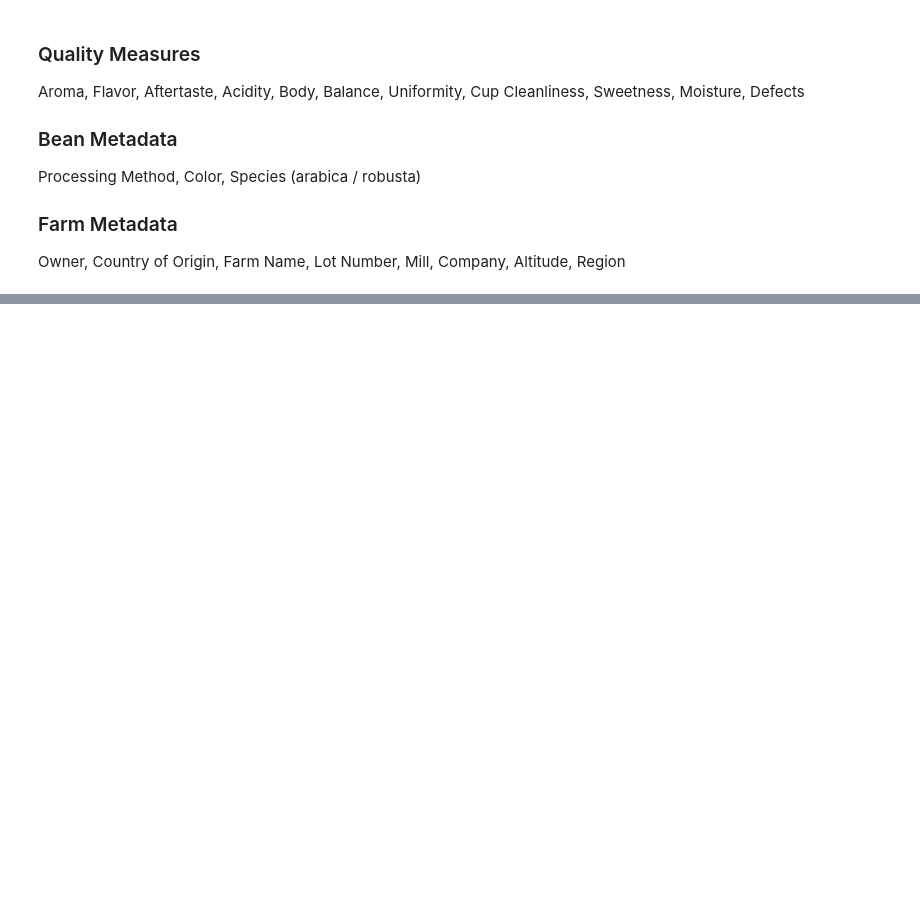
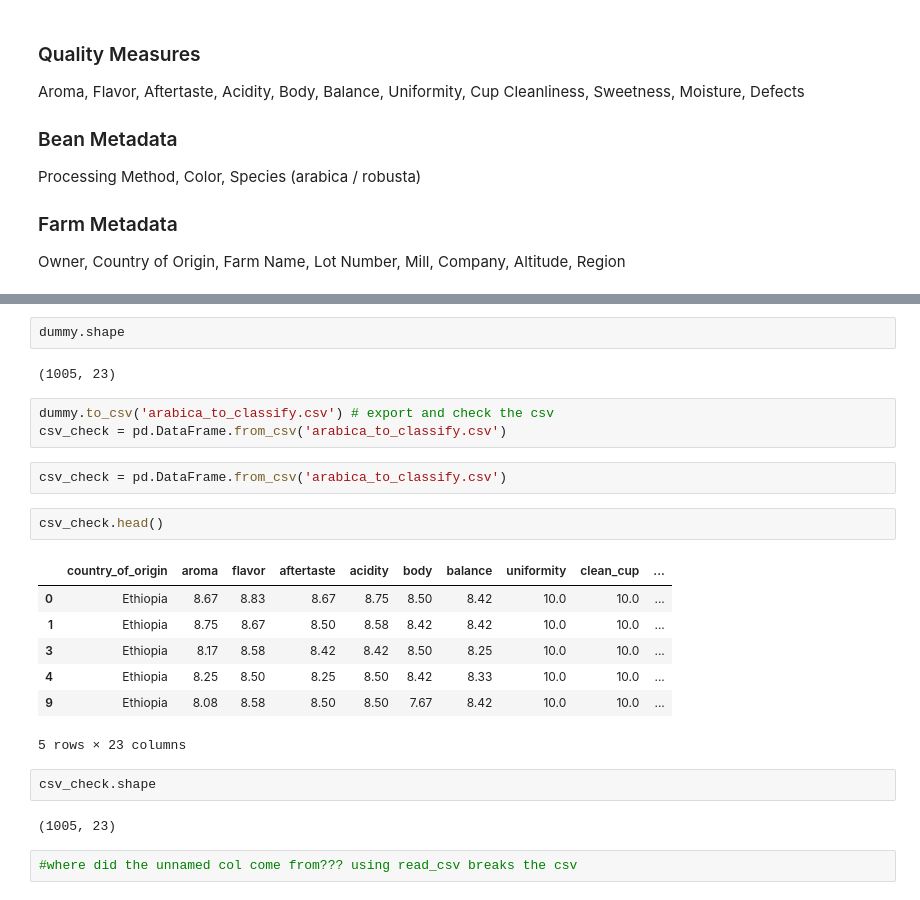
Before and after one commit to alexpfox/coffeequalitygraders, a Jupyter notebook: brew_coffee_sql.ipynb, the cells around one changed output, grey strips where cells are left out. Drawn from its saved outputs; the diff is of its cells as text; blank space fills up the shorter version.

```diff
--- a/brew_coffee_sql.ipynb
+++ b/brew_coffee_sql.ipynb
@@ -222,0 +181,25 @@ Text(0,0.5,'Mean Error')
+# %%
+dummy.shape
+# %% [output]
+(1005, 23)
+# %%
+dummy.to_csv('arabica_to_classify.csv') # export and check the csv
+csv_check = pd.DataFrame.from_csv('arabica_to_classify.csv')
+# %%
+csv_check = pd.DataFrame.from_csv('arabica_to_classify.csv')
+# %%
+csv_check.head()
+# %% [output]
+|  | country_of_origin | aroma | flavor | aftertaste | acidity | body | balance | uniformity | clean_cup | ... |
+| 0 | Ethiopia | 8.67 | 8.83 | 8.67 | 8.75 | 8.50 | 8.42 | 10.0 | 10.0 | ... |
+| 1 | Ethiopia | 8.75 | 8.67 | 8.50 | 8.58 | 8.42 | 8.42 | 10.0 | 10.0 | ... |
+| 3 | Ethiopia | 8.17 | 8.58 | 8.42 | 8.42 | 8.50 | 8.25 | 10.0 | 10.0 | ... |
+| 4 | Ethiopia | 8.25 | 8.50 | 8.25 | 8.50 | 8.42 | 8.33 | 10.0 | 10.0 | ... |
+| 9 | Ethiopia | 8.08 | 8.58 | 8.50 | 8.50 | 7.67 | 8.42 | 10.0 | 10.0 | ... |
+5 rows × 23 columns
+# %%
+csv_check.shape
+# %% [output]
+(1005, 23)
+# %%
+#where did the unnamed col come from??? using read_csv breaks the csv
```
Also changed, not shown: parts of 33 cells of this notebook, 13 other files.
